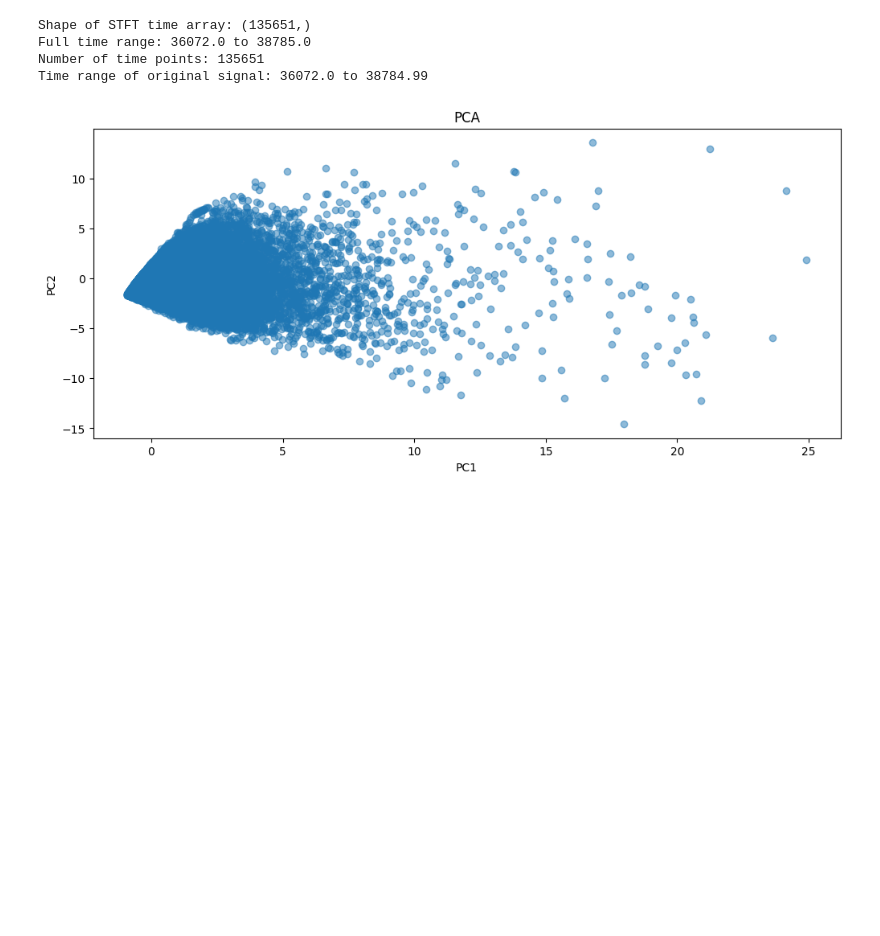
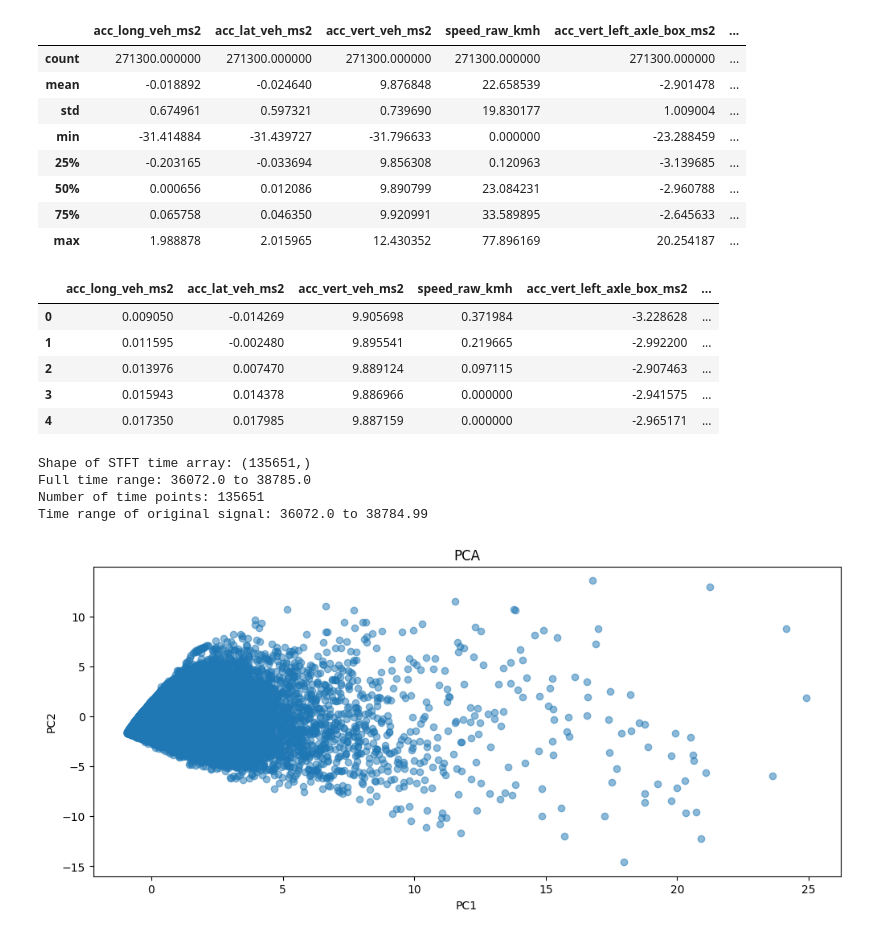
Before and after one commit to jdpinedaj/signals_track_maintenance, a Jupyter notebook: notebooks/4_test_functions_anomalies.ipynb, the cells around one changed output. Drawn from its saved outputs; the diff is of its cells as text; code cells hidden in the pictures; blank space fills up the shorter version.

```diff
--- a/notebooks/4_test_functions_anomalies.ipynb
+++ b/notebooks/4_test_functions_anomalies.ipynb
@@ -77,2 +77,39 @@ plot_stft_results(
 [figure]
+# %%
+# data_f20_10 from numpy array to pandas dataframe
+column_names = [
+    "acc_long_veh_ms2",
+    "acc_lat_veh_ms2",
+    "acc_vert_veh_ms2",
+    "speed_raw_kmh",
+    "acc_vert_left_axle_box_ms2",  #! IMPORTANT
+    "acc_vert_right_axle_box_ms2",  #! IMPORTANT
+    "acc_lat_axle_box_ms2",  #! IMPORTANT
+    "acc_lat_bogie_ms2",
+    "timestamp_s",
+    "distance_travelled_m",
+    "kilometer_ref_no_fixed_km",
+    "kilometer_ref_fixed_km",
+]
+data_f20_10_df = pd.DataFrame(data_f20_10["f20_10"][0], columns=column_names)
+
+display(data_f20_10_df.describe())
+
+display(data_f20_10_df.head())
+# %% [output]
+|  | acc_long_veh_ms2 | acc_lat_veh_ms2 | acc_vert_veh_ms2 | speed_raw_kmh | acc_vert_left_axle_box_ms2 | ... |
+| count | 271300.000000 | 271300.000000 | 271300.000000 | 271300.000000 | 271300.000000 | ... |
+| mean | -0.018892 | -0.024640 | 9.876848 | 22.658539 | -2.901478 | ... |
+| std | 0.674961 | 0.597321 | 0.739690 | 19.830177 | 1.009004 | ... |
+| min | -31.414884 | -31.439727 | -31.796633 | 0.000000 | -23.288459 | ... |
+| 25% | -0.203165 | -0.033694 | 9.856308 | 0.120963 | -3.139685 | ... |
+| 50% | 0.000656 | 0.012086 | 9.890799 | 23.084231 | -2.960788 | ... |
+| 75% | 0.065758 | 0.046350 | 9.920991 | 33.589895 | -2.645633 | ... |
+| max | 1.988878 | 2.015965 | 12.430352 | 77.896169 | 20.254187 | ... |
+|  | acc_long_veh_ms2 | acc_lat_veh_ms2 | acc_vert_veh_ms2 | speed_raw_kmh | acc_vert_left_axle_box_ms2 | ... |
+| 0 | 0.009050 | -0.014269 | 9.905698 | 0.371984 | -3.228628 | ... |
+| 1 | 0.011595 | -0.002480 | 9.895541 | 0.219665 | -2.992200 | ... |
+| 2 | 0.013976 | 0.007470 | 9.889124 | 0.097115 | -2.907463 | ... |
+| 3 | 0.015943 | 0.014378 | 9.886966 | 0.000000 | -2.941575 | ... |
+| 4 | 0.017350 | 0.017985 | 9.887159 | 0.000000 | -2.965171 | ... |
 # %%
```
Also changed, not shown: parts of 8 cells of this notebook, 5 other files.
